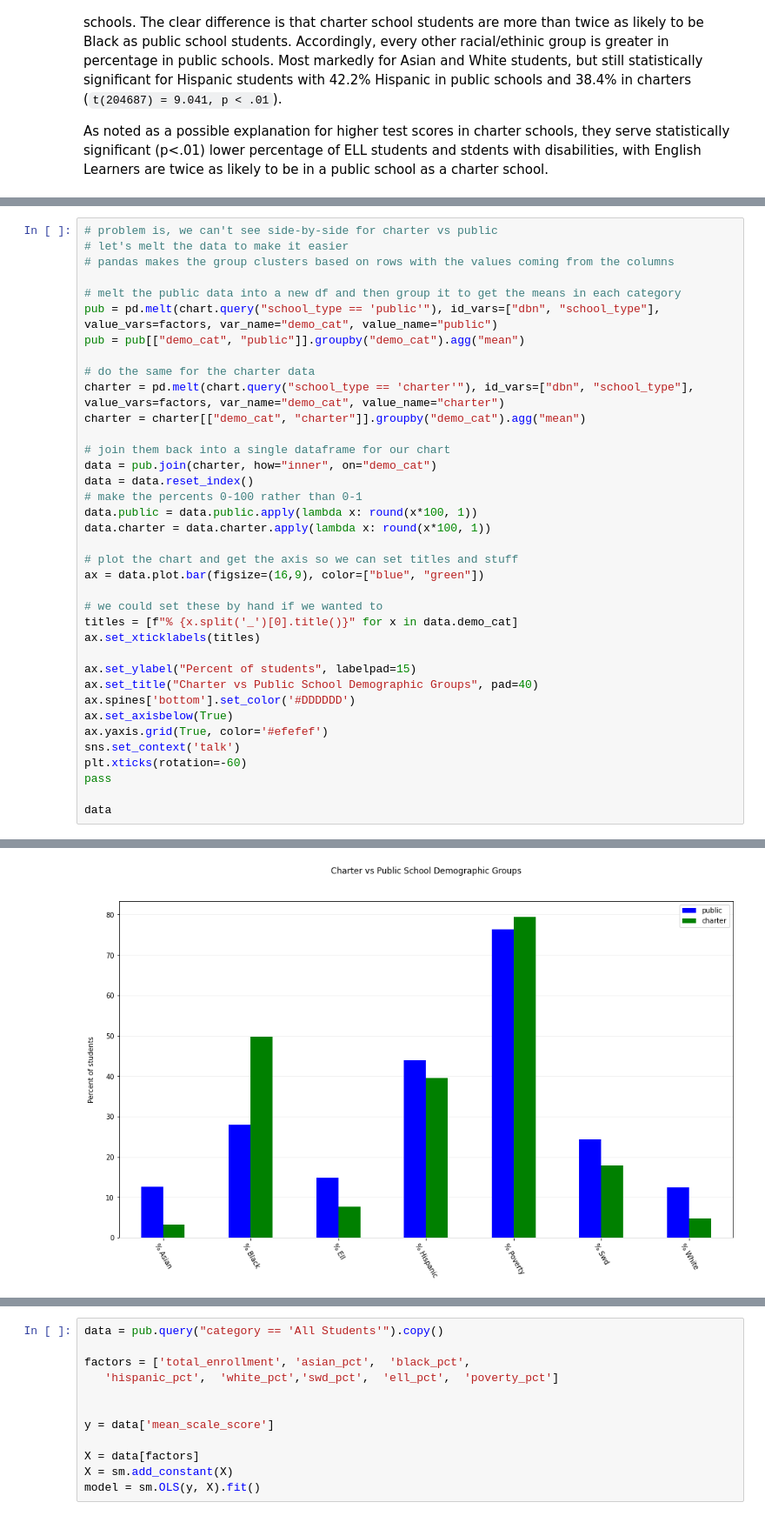
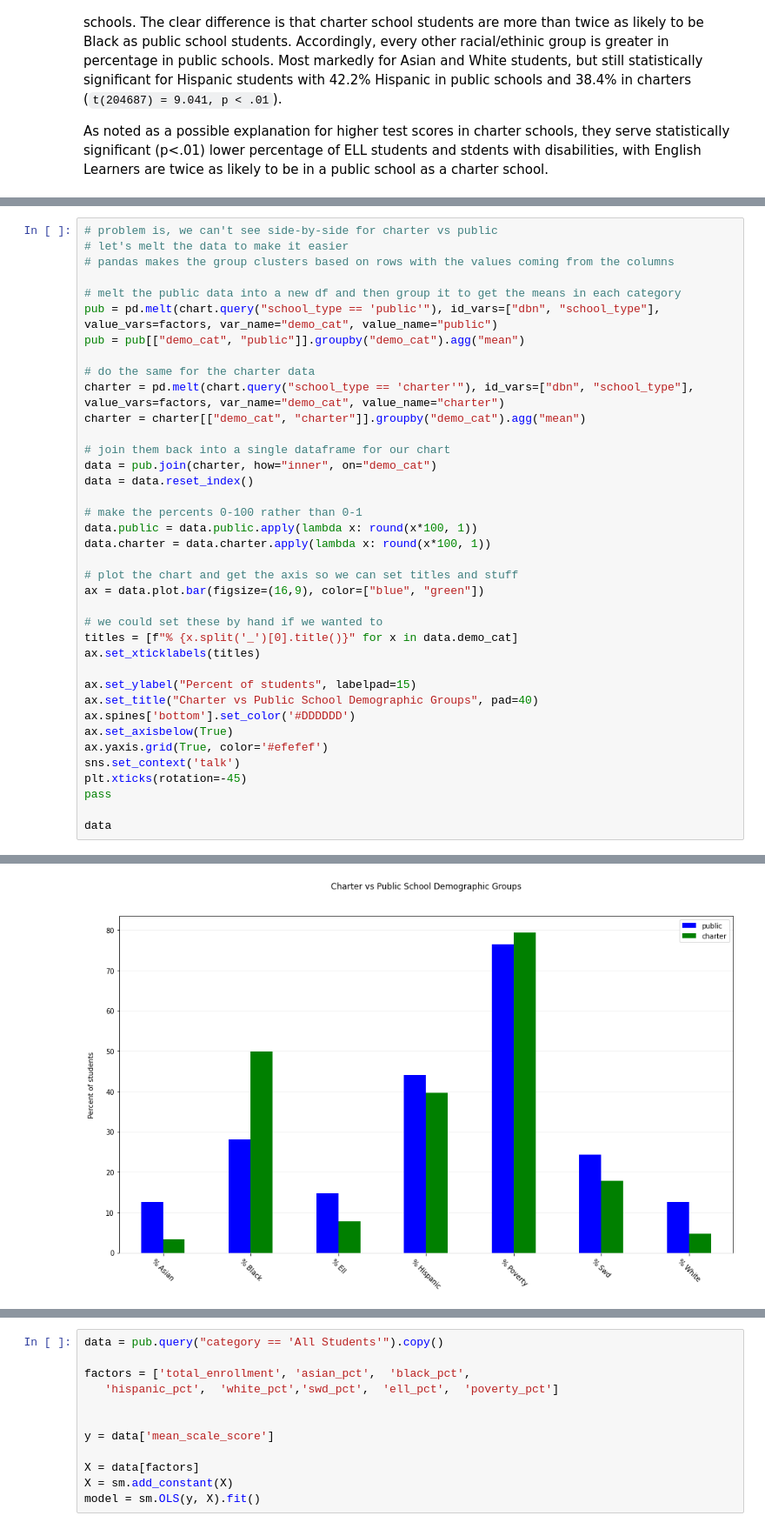
Before and after one commit to adelphi-ed-tech/nycschools, a Jupyter notebook: nb/charter-vs-community.ipynb, the cells around one changed output, grey strips where cells are left out. Shown: that part at 87% size. Cells and saved outputs as stored; diff of their text form.

```diff
--- a/nb/charter-vs-community.ipynb
+++ b/nb/charter-vs-community.ipynb
@@ -232,37 +234,38 @@ charter = charter[["demo_cat", "charter"]].groupby("demo_cat").agg("mean")
 # join them back into a single dataframe for our chart
 data = pub.join(charter, how="inner", on="demo_cat")
 data = data.reset_index()
+
 # make the percents 0-100 rather than 0-1
 data.public = data.public.apply(lambda x: round(x*100, 1))
 data.charter = data.charter.apply(lambda x: round(x*100, 1))
 
 # plot the chart and get the axis so we can set titles and stuff
 ax = data.plot.bar(figsize=(16,9), color=["blue", "green"])
 
 # we could set these by hand if we wanted to
 titles = [f"% {x.split('_')[0].title()}" for x in data.demo_cat]
 ax.set_xticklabels(titles)
 
 ax.set_ylabel("Percent of students", labelpad=15)
 ax.set_title("Charter vs Public School Demographic Groups", pad=40)
 ax.spines['bottom'].set_color('#DDDDDD')
 ax.set_axisbelow(True)
 ax.yaxis.grid(True, color='#efefef')
 sns.set_context('talk')
-plt.xticks(rotation=-60)
+plt.xticks(rotation=-45)
 pass
 
 data
 # %% [output]
 |  | demo_cat | public | charter |
 | 0 | asian_pct | 12.6 | 3.3 |
 | 1 | black_pct | 28.0 | 49.8 |
 | 2 | ell_pct | 14.8 | 7.7 |
 | 3 | hispanic_pct | 44.0 | 39.6 |
 | 4 | poverty_pct | 76.4 | 79.4 |
 | 5 | swd_pct | 24.3 | 17.8 |
 | 6 | white_pct | 12.5 | 4.7 |
-[figure, old version]
+[figure, new version]
 # %%
 def show_ols(data, title):
     factors = ['total_enrollment', 'asian_pct',  'black_pct',
```
Also changed, not shown: parts of 4 cells of this notebook.
